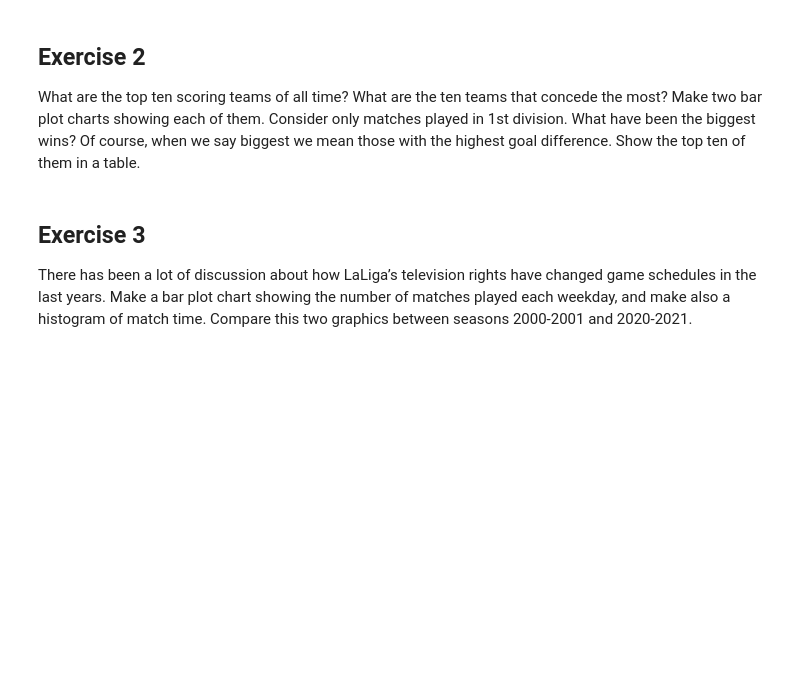
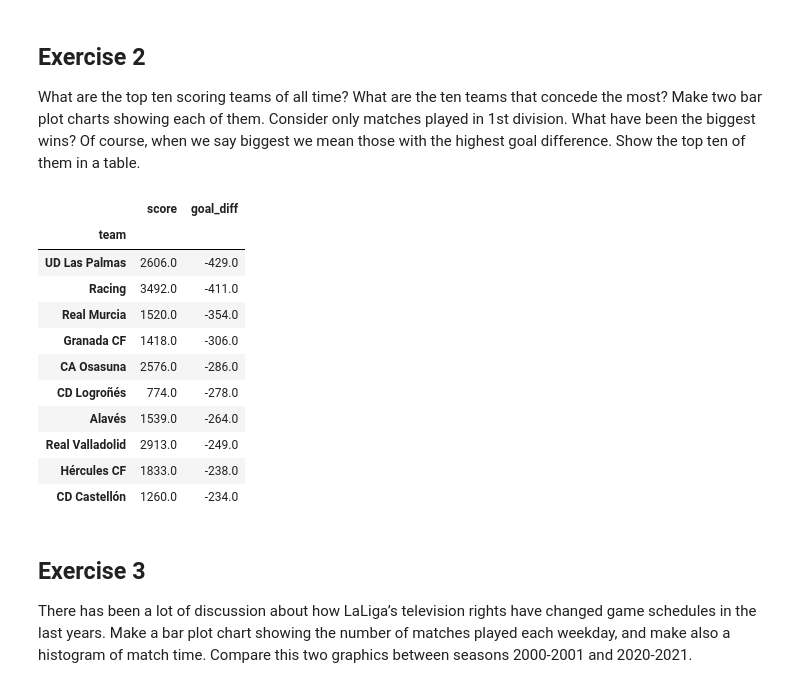
Before and after one commit to IsidreMas/la-quiniela, a Jupyter notebook: analysis/LaLigaDataAnalysis.ipynb, the cells around one changed output. Saved outputs shown, nothing was run; the diff lists cells and outputs as text; code cells hidden in the pictures; blank space fills up the shorter version.

```diff
--- a/analysis/LaLigaDataAnalysis.ipynb
+++ b/analysis/LaLigaDataAnalysis.ipynb
@@ -9,6 +45,35 @@ Is it true that the home team is more likely to win? Make a pie chart showing th
 ## Exercise 2
 
 What are the top ten scoring teams of all time? What are the ten teams that concede the most? Make two bar plot charts showing each of them. Consider only matches played in 1st division. What have been the biggest wins? Of course, when we say biggest we mean those with the highest goal difference. Show the top ten of them in a table.
+# %%
+def get_score(result,index):
+    if(isinstance(result, str)):
+        score = result.split(":")
+        return int(score[index])
+    else:
+        return result
+
+df['home_score'] = df.apply(lambda row: get_score(row.score,0), axis=1)
+df['away_score'] = df.apply(lambda row: get_score(row.score,1), axis=1)
+df['goal_diff'] = df.apply(lambda row: row.home_score-row.away_score, axis=1)
+df1 = df[['home_team', 'home_score','goal_diff']].dropna(subset=["home_score"]).rename(columns={'home_team':'team', 'home_score':'score'})
+df2 = df[['away_team', 'away_score','goal_diff']].dropna(subset=["away_score"]).rename(columns={'away_team':'team', 'away_score':'score'})
+df2.goal_diff=-df2.goal_diff
+team_scores = pd.concat([df1,df2], ignore_index=True).groupby('team').sum().sort_values(by='goal_diff', axis=0, ascending=True)
+team_scores.head(10)
+# %% [output]
+|  | score | goal_diff |
+| team |  |  |
+| UD Las Palmas | 2606.0 | -429.0 |
+| Racing | 3492.0 | -411.0 |
+| Real Murcia | 1520.0 | -354.0 |
+| Granada CF | 1418.0 | -306.0 |
+| CA Osasuna | 2576.0 | -286.0 |
+| CD Logroñés | 774.0 | -278.0 |
+| Alavés | 1539.0 | -264.0 |
+| Real Valladolid | 2913.0 | -249.0 |
+| Hércules CF | 1833.0 | -238.0 |
+| CD Castellón | 1260.0 | -234.0 |
 # %% [markdown]
 ## Exercise 3
 
```
Also changed, not shown: parts of 2 cells of this notebook, 3 other files.
